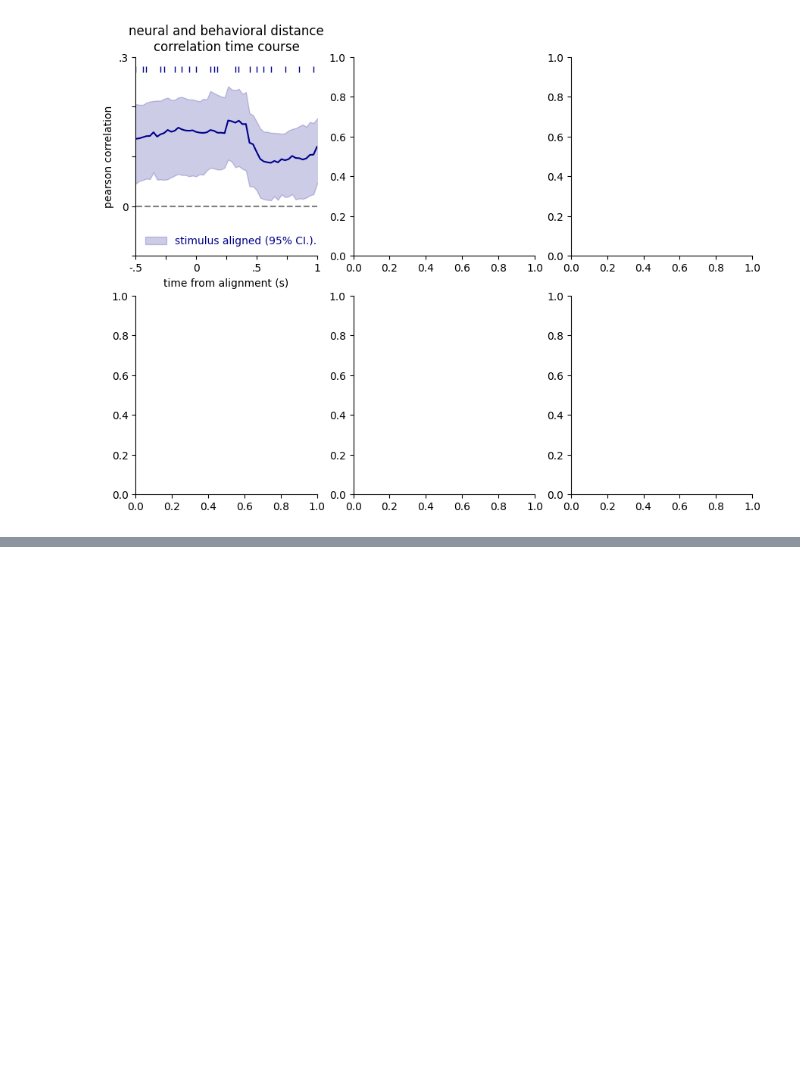
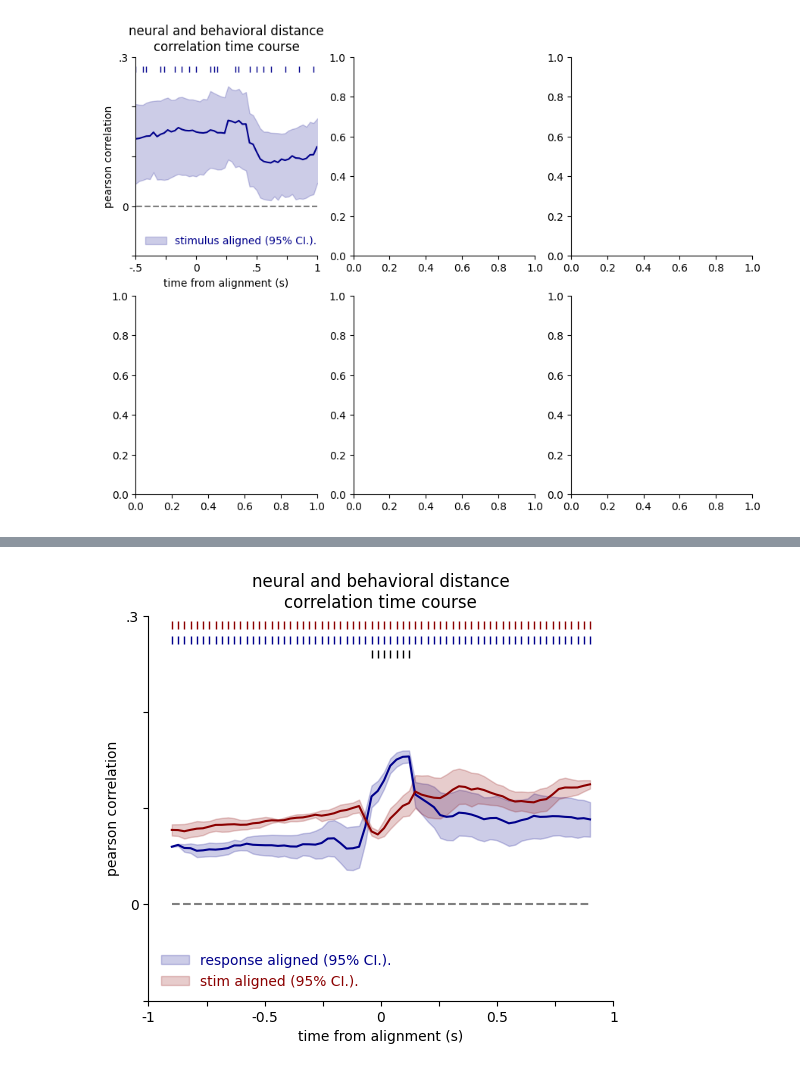
Before and after one commit to brunaafl/ShapeMetrics, a Jupyter notebook: ibl_analyses/notebooks/time_resolved_correlation.ipynb, the cells around one changed output, grey strips where cells are left out. Saved outputs shown, nothing was run; the diff lists cells and outputs as text; code cells hidden in the pictures; blank space fills up the shorter version.

```diff
--- a/ibl_analyses/notebooks/time_resolved_correlation.ipynb
+++ b/ibl_analyses/notebooks/time_resolved_correlation.ipynb
@@ -445,0 +400,8 @@ plt.savefig('../results/neural_behavioral_correlation_time_DG.svg',dpi=300)
+# %%
+sys.path.insert(1,'../scripts/')
+
+from utils import plot_time_corrs
+all_corrs = {'response': all_corrs_resp, 'stim': all_corrs_stim}
+plot_time_corrs(all_corrs, w=15, s=2)
+# %% [output]
+[figure, added]
```
Also changed, not shown: parts of 8 cells of this notebook, 23 other files.
